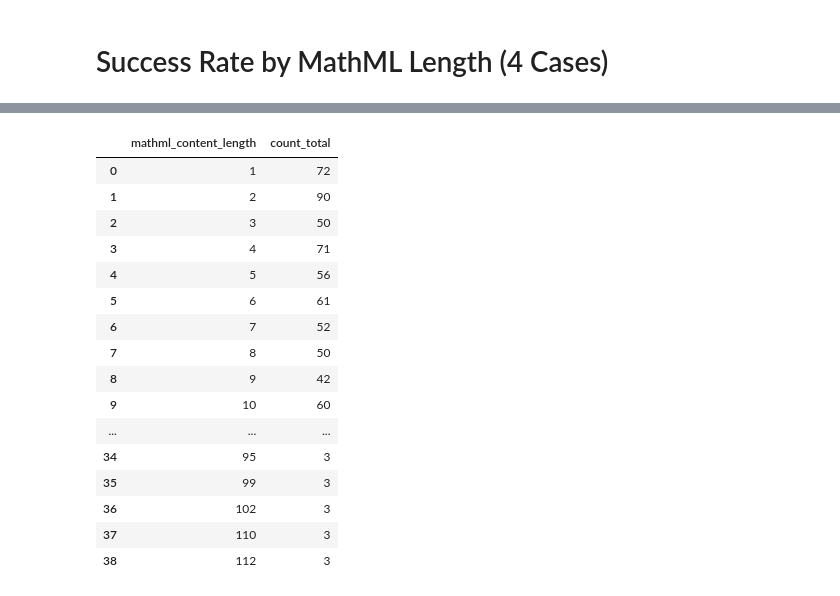
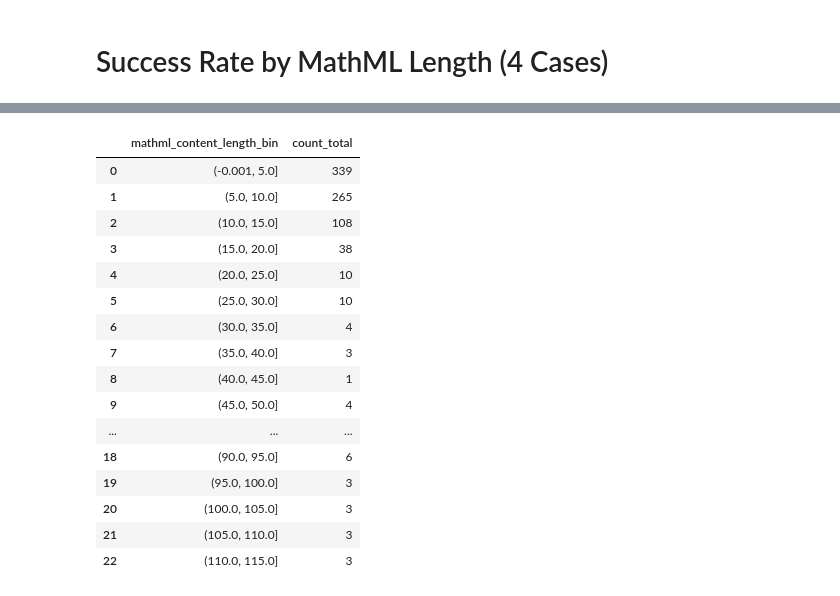
Before and after one commit to NSoiffer/MathMLData, a Jupyter notebook: success_rate_by_length.ipynb, the cells around one changed output, grey strips where cells are left out. Cells and saved outputs as stored; diff of their text form; code cells hidden in the pictures.

```diff
--- a/success_rate_by_length.ipynb
+++ b/success_rate_by_length.ipynb
@@ -41,7 +41,7 @@ RESULT_SPECS = [
     },
 ]
 
-MATHML_CONTENT_LENGTH_BIN_EDGES = [0, 50, 80, 120, 160, 250, 1000]
+MATHML_CONTENT_BIN_SIZE = 5
 BRAILLE_LENGTH_BIN_EDGES = [0, 3, 7, 12, 18, 30, 500]
 # %%
 def first_matching_idx(lines, predicate):
@@ -160,38 +160,63 @@ display(summary_overall)
 | 2 | to-Nemeth (MathML -> Braille) | results/to-Nemeth-gemini-3-pro-pr... | 1 | 200 | 0.535 | 1 | 110 | ... |
 | 3 | to-UEB (MathML -> Braille) | results/to-ueb-gemini-3-pro-previ... | 1 | 200 | 0.690 | 1 | 112 | ... |
 # %%
-# Exact MathML content length (no bins), shared across all four cases
-mathml_length_summary = (
-    df.groupby(["case", "mathml_content_length"], as_index=False)
+# Fixed-width MathML content-length bins (size = 5), shared across all four cases
+max_mathml_content_length = int(df["mathml_content_length"].max())
+max_edge = ((max_mathml_content_length + MATHML_CONTENT_BIN_SIZE - 1) // MATHML_CONTENT_BIN_SIZE) * MATHML_CONTENT_BIN_SIZE
+mathml_content_bin_edges = list(range(0, max_edge + 1, MATHML_CONTENT_BIN_SIZE))
+if len(mathml_content_bin_edges) < 2:
+    mathml_content_bin_edges = [0, MATHML_CONTENT_BIN_SIZE]
+
+df["mathml_content_length_bin"] = pd.cut(
+    df["mathml_content_length"],
+    bins=mathml_content_bin_edges,
+    include_lowest=True,
+)
+mathml_content_bin_order = list(df["mathml_content_length_bin"].cat.categories)
+
+mathml_content_summary_by_bin = (
+    df.groupby(["case", "mathml_content_length_bin"], observed=True)
       .agg(total=("is_success", "size"), success_rate=("is_success", "mean"))
-)
-mathml_length_summary["success_rate_pct"] = mathml_length_summary["success_rate"] * 100
-
-# Total number of elements per exact length across all files/cases
-mathml_length_sizes = (
-    df.groupby("mathml_content_length", as_index=False)
-      .size()
-      .rename(columns={"size": "count_total"})
-      .sort_values("mathml_content_length")
+      .reset_index()
 )
 
-display(mathml_length_sizes)
-display(mathml_length_summary.sort_values(["case", "mathml_content_length"]))
+mathml_content_full_index = pd.MultiIndex.from_product(
+    [case_order, mathml_content_bin_order],
+    names=["case", "mathml_content_length_bin"],
+)
+mathml_content_summary_by_bin = (
+    mathml_content_summary_by_bin
+    .set_index(["case", "mathml_content_length_bin"])
+    .reindex(mathml_content_full_index)
+    .reset_index()
+)
+mathml_content_summary_by_bin["success_rate_pct"] = mathml_content_summary_by_bin["success_rate"] * 100
+
+mathml_content_bin_sizes = (
+    df.groupby("mathml_content_length_bin", observed=False)
+      .size()
+      .reindex(mathml_content_bin_order, fill_value=0)
+      .rename("count_total")
+      .reset_index()
+)
+
+display(mathml_content_bin_sizes)
+display(mathml_content_summary_by_bin)
 # %% [output]
-|  | mathml_content_length | count_total |
-| 0 | 1 | 72 |
-| 1 | 2 | 90 |
-| 2 | 3 | 50 |
-| 3 | 4 | 71 |
-| 4 | 5 | 56 |
-| 5 | 6 | 61 |
-| 6 | 7 | 52 |
-| 7 | 8 | 50 |
-| 8 | 9 | 42 |
-| 9 | 10 | 60 |
+|  | mathml_content_length_bin | count_total |
+| 0 | (-0.001, 5.0] | 339 |
+| 1 | (5.0, 10.0] | 265 |
+| 2 | (10.0, 15.0] | 108 |
+| 3 | (15.0, 20.0] | 38 |
+| 4 | (20.0, 25.0] | 10 |
+| 5 | (25.0, 30.0] | 10 |
+| 6 | (30.0, 35.0] | 4 |
+| 7 | (35.0, 40.0] | 3 |
+| 8 | (40.0, 45.0] | 1 |
+| 9 | (45.0, 50.0] | 4 |
 | ... | ... | ... |
-| 34 | 95 | 3 |
-| 35 | 99 | 3 |
-| 36 | 102 | 3 |
-| 37 | 110 | 3 |
-| 38 | 112 | 3 |
+| 18 | (90.0, 95.0] | 6 |
+| 19 | (95.0, 100.0] | 3 |
+| 20 | (100.0, 105.0] | 3 |
+| 21 | (105.0, 110.0] | 3 |
+| 22 | (110.0, 115.0] | 3 |
```
Also changed, not shown: parts of 4 cells of this notebook.
